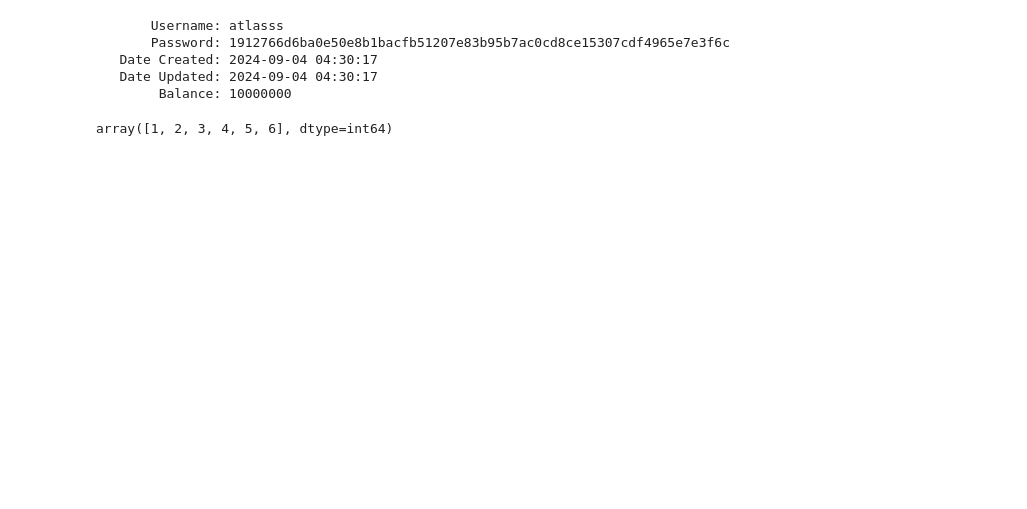
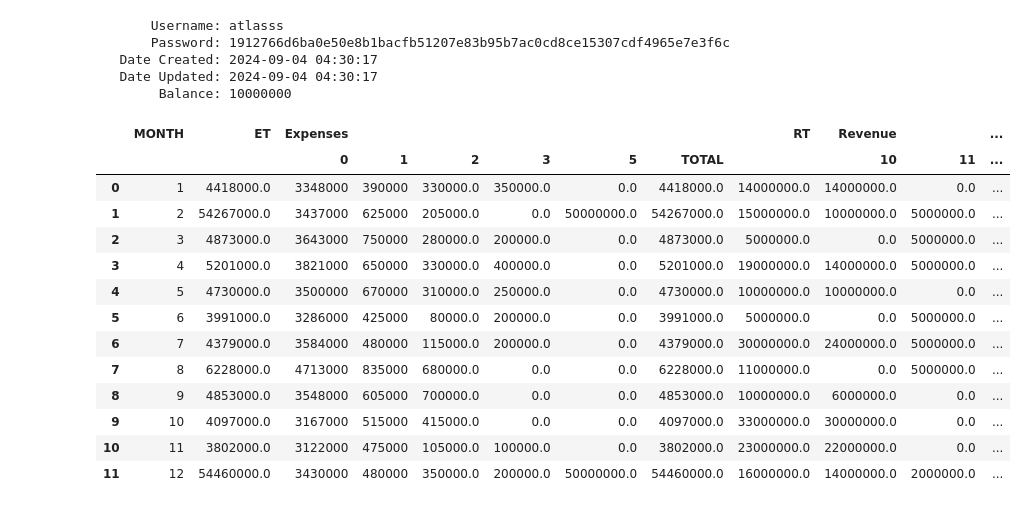
Before and after one commit to AtlasCJr/pfm, a Jupyter notebook: Analysis.ipynb, the cells around one changed output. Cells and saved outputs as stored; diff of their text form; code cells hidden in the pictures; blank space fills up the shorter version.

```diff
--- a/Analysis.ipynb
+++ b/Analysis.ipynb
@@ -204,10 +213,33 @@ def enrichData(df: pd.DataFrame) -> enrichedData:
   DATA['TOTAL'] = DATA['Revenue', 'TOTAL'] - DATA['Expenses', 'TOTAL']
 
   return enrichedData(old_data, DATA)
-# %%
-myData = enrichData(df)
-
-myData.data['Features', 'WoM'].unique()
-# %% [output]
-array([1, 2, 3, 4, 5, 6], dtype=int64)
+# %%
+myData = enrichData(df)
+
+cur_data = myData.data.copy()
+cur_data['MONTH'] = cur_data['Features']['MONTH']
+
+cur_data['ET'] = cur_data['Expenses', 'TOTAL']
+cur_data['RT'] = cur_data['Revenue', 'TOTAL']
+cur_data = cur_data.sort_index(axis=1)
+cur_data = cur_data.drop(columns=['Features'])
+
+cur_data = cur_data.groupby('MONTH', as_index=False).sum()
+
+cur_data
+# %% [output]
+|  | MONTH | ET | Expenses |  |  |  |  |  | RT | Revenue |  | ... |
+|  |  |  | 0 | 1 | 2 | 3 | 5 | TOTAL |  | 10 | 11 | ... |
+| 0 | 1 | 4418000.0 | 3348000 | 390000 | 330000.0 | 350000.0 | 0.0 | 4418000.0 | 14000000.0 | 14000000.0 | 0.0 | ... |
+| 1 | 2 | 54267000.0 | 3437000 | 625000 | 205000.0 | 0.0 | 50000000.0 | 54267000.0 | 15000000.0 | 10000000.0 | 5000000.0 | ... |
+| 2 | 3 | 4873000.0 | 3643000 | 750000 | 280000.0 | 200000.0 | 0.0 | 4873000.0 | 5000000.0 | 0.0 | 5000000.0 | ... |
+| 3 | 4 | 5201000.0 | 3821000 | 650000 | 330000.0 | 400000.0 | 0.0 | 5201000.0 | 19000000.0 | 14000000.0 | 5000000.0 | ... |
+| 4 | 5 | 4730000.0 | 3500000 | 670000 | 310000.0 | 250000.0 | 0.0 | 4730000.0 | 10000000.0 | 10000000.0 | 0.0 | ... |
+| 5 | 6 | 3991000.0 | 3286000 | 425000 | 80000.0 | 200000.0 | 0.0 | 3991000.0 | 5000000.0 | 0.0 | 5000000.0 | ... |
+| 6 | 7 | 4379000.0 | 3584000 | 480000 | 115000.0 | 200000.0 | 0.0 | 4379000.0 | 30000000.0 | 24000000.0 | 5000000.0 | ... |
+| 7 | 8 | 6228000.0 | 4713000 | 835000 | 680000.0 | 0.0 | 0.0 | 6228000.0 | 11000000.0 | 0.0 | 5000000.0 | ... |
+| 8 | 9 | 4853000.0 | 3548000 | 605000 | 700000.0 | 0.0 | 0.0 | 4853000.0 | 10000000.0 | 6000000.0 | 0.0 | ... |
+| 9 | 10 | 4097000.0 | 3167000 | 515000 | 415000.0 | 0.0 | 0.0 | 4097000.0 | 33000000.0 | 30000000.0 | 0.0 | ... |
+| 10 | 11 | 3802000.0 | 3122000 | 475000 | 105000.0 | 100000.0 | 0.0 | 3802000.0 | 23000000.0 | 22000000.0 | 0.0 | ... |
+| 11 | 12 | 54460000.0 | 3430000 | 480000 | 350000.0 | 200000.0 | 50000000.0 | 54460000.0 | 16000000.0 | 14000000.0 | 2000000.0 | ... |
 # %%
```
Also changed, not shown: parts of 2 cells of this notebook, 29 other files.
